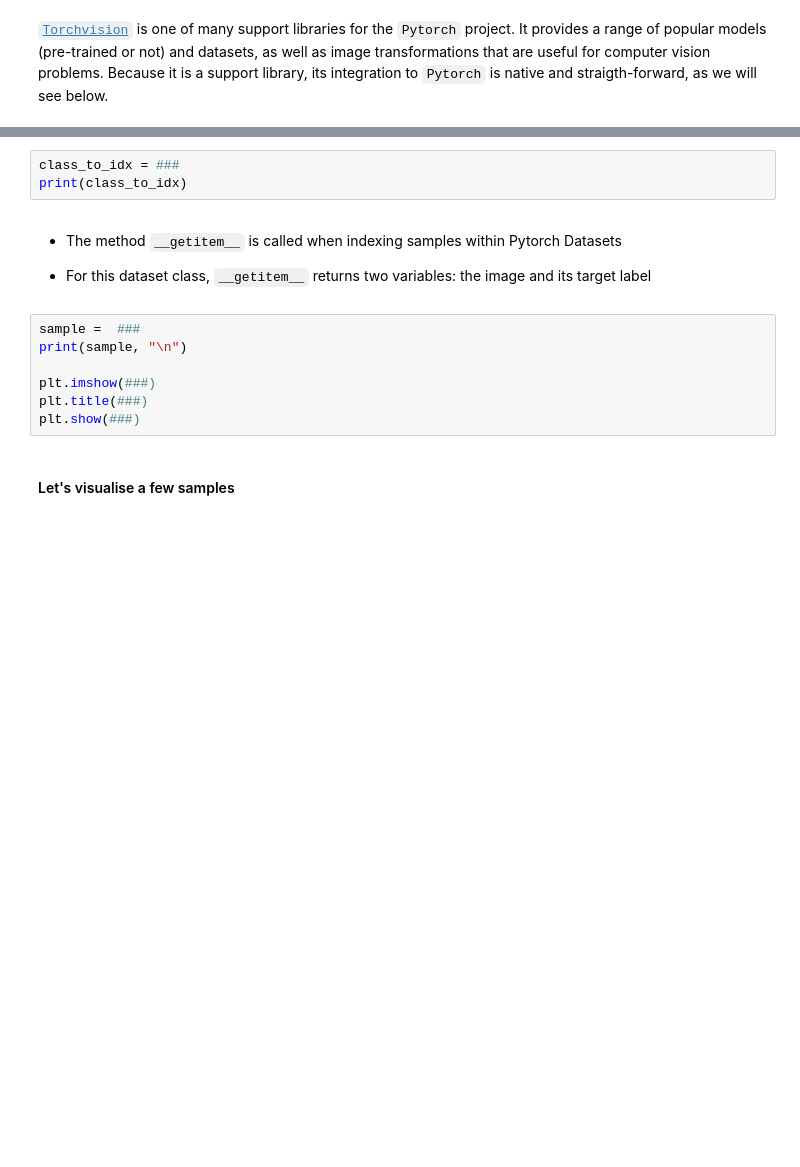
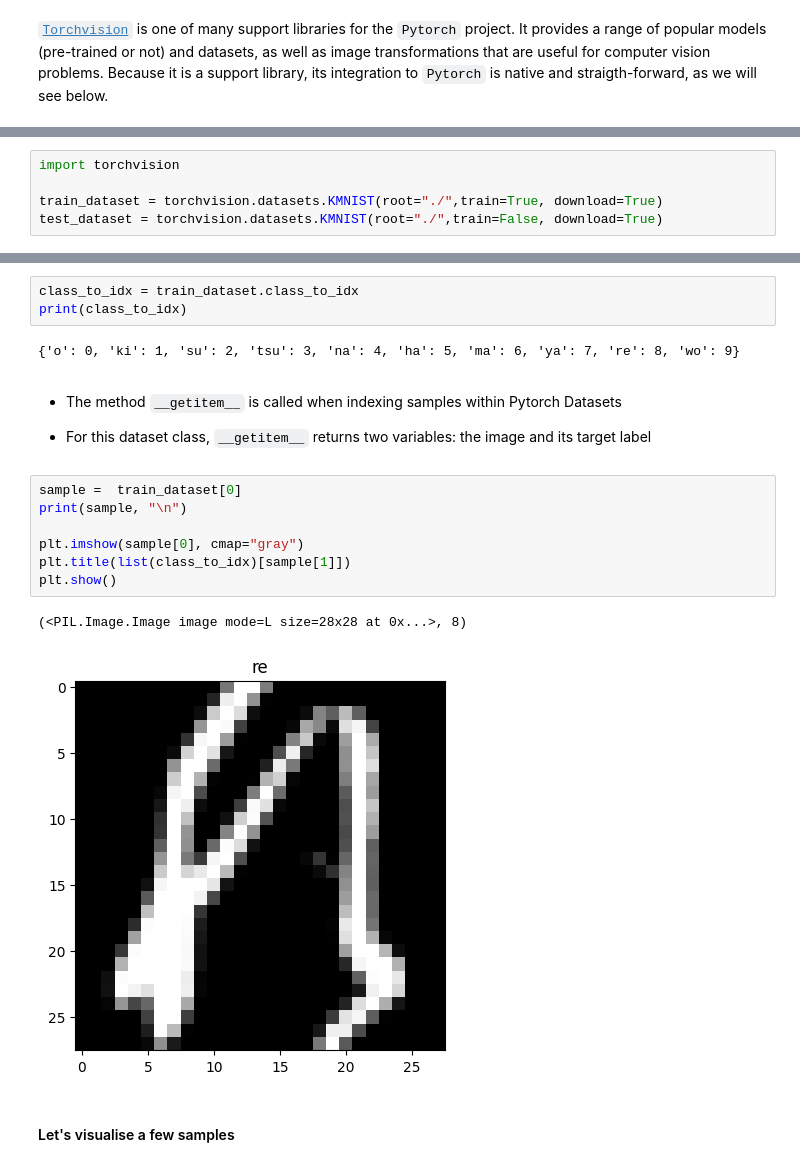
Before and after one commit to esemsc-im1324/esemsc-im1324, a Jupyter notebook: Day02-DL_concepts_and_PyTorch/Day02-Intro_to_Pytorch_afternoon_codealong.ipynb, the cells around one changed output, grey strips where cells are left out. Saved outputs shown, nothing was run; the diff lists cells and outputs as text; blank space fills up the shorter version.

```diff
--- a/Day02-DL_concepts_and_PyTorch/Day02-Intro_to_Pytorch_afternoon_codealong.ipynb
+++ b/Day02-DL_concepts_and_PyTorch/Day02-Intro_to_Pytorch_afternoon_codealong.ipynb
@@ -484,0 +480,5 @@ test_dataset = ###
+# %%
+import torchvision
+
+train_dataset = torchvision.datasets.KMNIST(root="./",train=True, download=True)
+test_dataset = torchvision.datasets.KMNIST(root="./",train=False, download=True)
@@ -489,17 +514,22 @@ print(dir(train_dataset), "\n") # Information held in the dataset object
 # %%
-class_to_idx = ###
+class_to_idx = train_dataset.class_to_idx
 print(class_to_idx)
+# %% [output]
+{'o': 0, 'ki': 1, 'su': 2, 'tsu': 3, 'na': 4, 'ha': 5, 'ma': 6, 'ya': 7, 're': 8, 'wo': 9}
 # %% [markdown]
 * The method ``__getitem__`` is called when indexing samples within Pytorch Datasets
 
 * For this dataset class, ``__getitem__`` returns two variables: the image and its target label
 # %%
-sample =  ###
+sample =  train_dataset[0]
 print(sample, "\n")
 
-plt.imshow(###)
-plt.title(###)
-plt.show(###)
+plt.imshow(sample[0], cmap="gray")
+plt.title(list(class_to_idx)[sample[1]])
+plt.show()
+# %% [output]
+(<PIL.Image.Image image mode=L size=28x28 at 0x...>, 8)
+[figure, added]
 # %% [markdown]
 #### Let's visualise a few samples
 # %%
```
Also changed, not shown: parts of 6 cells of this notebook.
